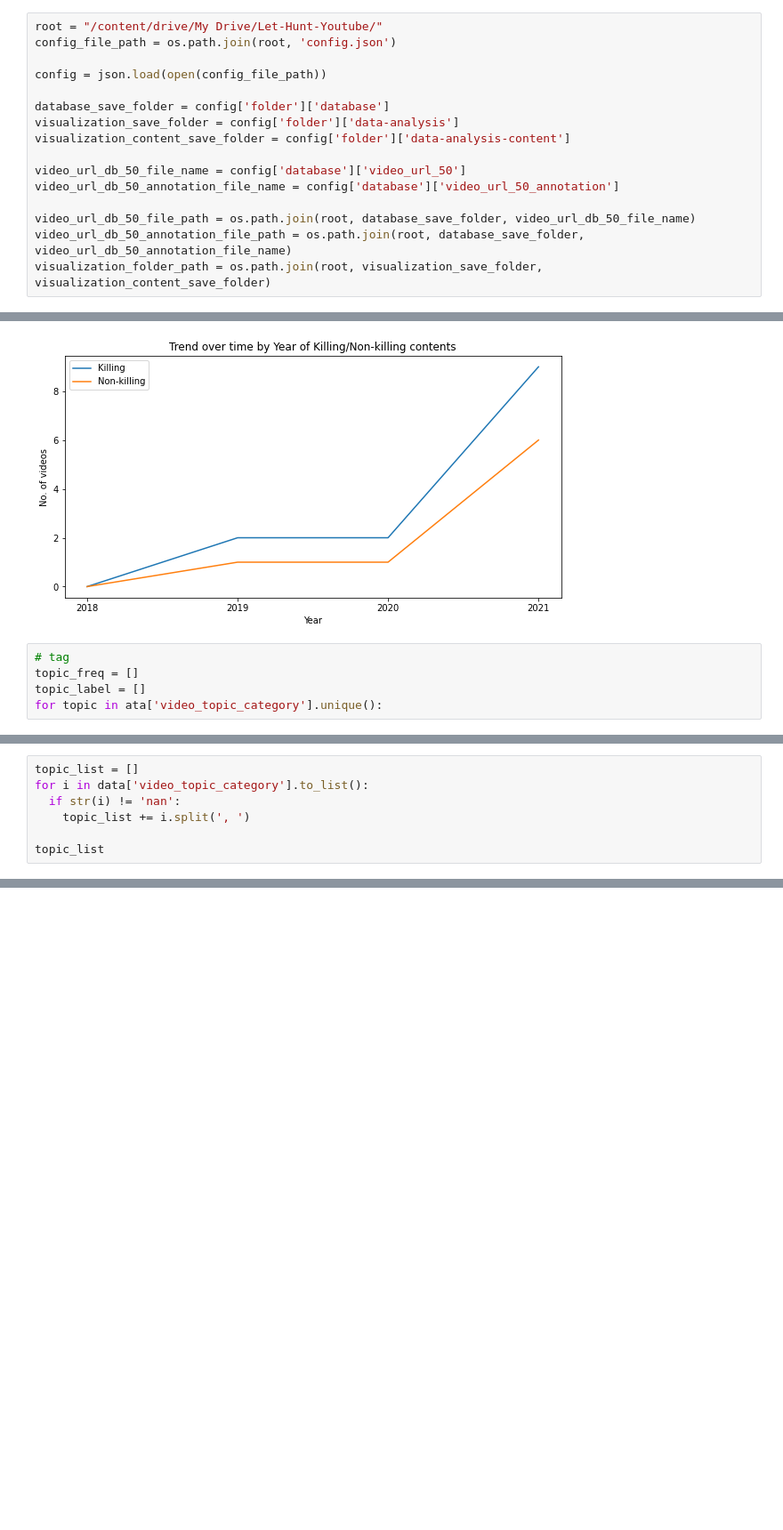
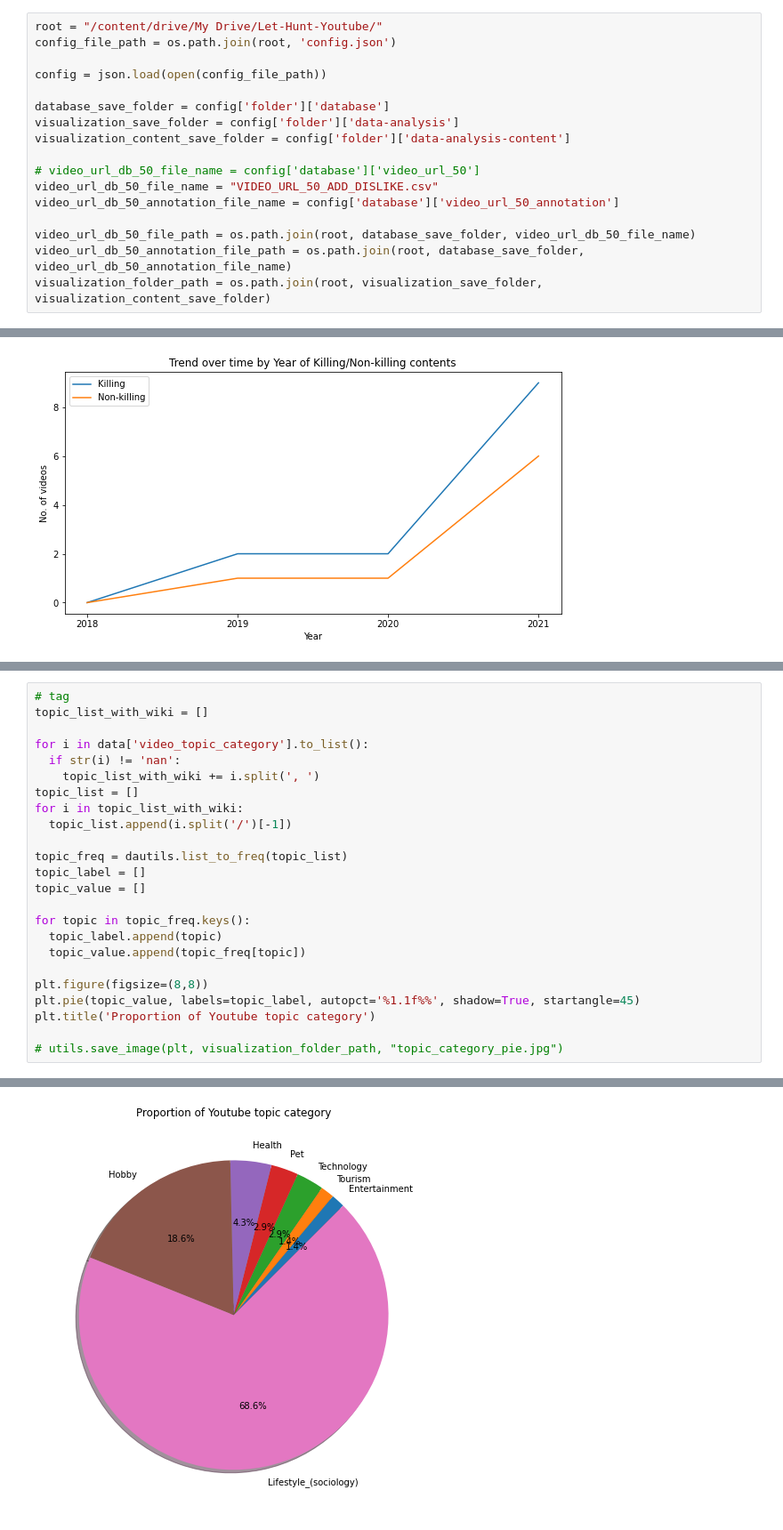
Before and after one commit to hoangantk6/Youtube_Hunting, a Jupyter notebook: 04-Data-Analysis/01_video-content-analysis.ipynb, the cells around one changed output, grey strips where cells are left out. Shown at 89% size. Cells and saved outputs as stored; diff of their text form; blank space fills up the shorter version.

```diff
--- a/04-Data-Analysis/01_video-content-analysis.ipynb
+++ b/04-Data-Analysis/01_video-content-analysis.ipynb
@@ -38,7 +38,8 @@ database_save_folder = config['folder']['database']
 visualization_save_folder = config['folder']['data-analysis']
 visualization_content_save_folder = config['folder']['data-analysis-content']
 
-video_url_db_50_file_name = config['database']['video_url_50']
+# video_url_db_50_file_name = config['database']['video_url_50']
+video_url_db_50_file_name = "VIDEO_URL_50_ADD_DISLIKE.csv"
 video_url_db_50_annotation_file_name = config['database']['video_url_50_annotation']
 
 video_url_db_50_file_path = os.path.join(root, database_save_folder, video_url_db_50_file_name)
@@ -330,8 +331,3 @@ plt = dautils.trend_plot(
 # %% [output]
 File is saved to trend-over-time-by-killing-non-killing.jpg in Google Drive at /content/drive/My Drive/Let-Hunt-Youtube/Data-Analysis/Content/trend-over-time-by-killing-non-killing.jpg
 [figure]
-# %%
-# tag
-topic_freq = []
-topic_label = []
-for topic in ata['video_topic_category'].unique():
@@ -358,7 +333,0 @@ dautils.list_to_freq(topic_list)
-# %%
-topic_list = []
-for i in data['video_topic_category'].to_list():
-  if str(i) != 'nan':
-    topic_list += i.split(', ')
-
-topic_list
@@ -386,0 +334,25 @@ topic_list
+# %%
+# tag
+topic_list_with_wiki = []
+
+for i in data['video_topic_category'].to_list():
+  if str(i) != 'nan':
+    topic_list_with_wiki += i.split(', ')
+topic_list = []
+for i in topic_list_with_wiki:
+  topic_list.append(i.split('/')[-1])
+
+topic_freq = dautils.list_to_freq(topic_list)
+topic_label = []
+topic_value = []
+
+for topic in topic_freq.keys():
+  topic_label.append(topic)
+  topic_value.append(topic_freq[topic])
+
+plt.figure(figsize=(8,8))
+plt.pie(topic_value, labels=topic_label, autopct='%1.1f%%', shadow=True, startangle=45)
+plt.title('Proportion of Youtube topic category')
+
+# utils.save_image(plt, visualization_folder_path, "topic_category_pie.jpg")
+# %% [output]
@@ -386,0 +360 @@ topic_list
+[figure, added]
```
Also changed, not shown: parts of 10 cells of this notebook.
